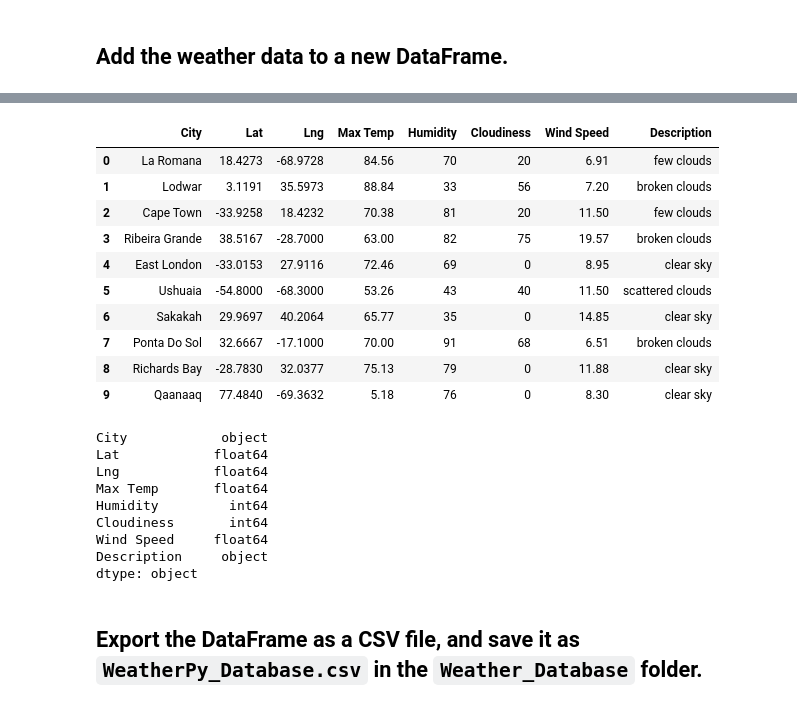
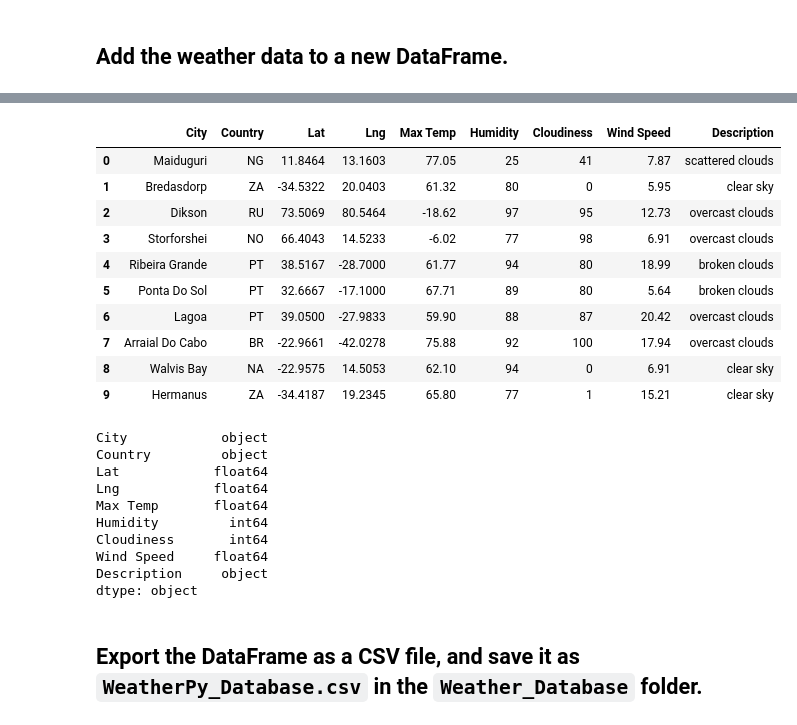
Before and after one commit to blprentice/mod06_world_weather_analysis, a Jupyter notebook: challenge/Weather_Database/Weather_Database.ipynb, the cells around one changed output, grey strips where cells are left out. Cells and saved outputs as stored; diff of their text form; code cells hidden in the pictures.

```diff
--- a/challenge/Weather_Database/Weather_Database.ipynb
+++ b/challenge/Weather_Database/Weather_Database.ipynb
@@ -209,30 +209,31 @@ Index(['City', 'Lat', 'Lng', 'Max Temp', 'Humidity', 'Cloudiness',
 # %%
 # Create a list to reorder the column names as follows:
 # "City", "Country", "Lat", "Lng", "Max Temp", "Humidity",  "Cloudiness", "Wind Speed",  "Current Description"
-new_column_order = ["City", "Lat", "Lng", "Max Temp", "Humidity",  "Cloudiness", "Wind Speed", "Description"]
+new_column_order = ["City", "Country", "Lat", "Lng", "Max Temp", "Humidity",  "Cloudiness", "Wind Speed", "Description"]
 
 # Recreate the DataFrame by using the new column order
 city_data_df = city_data_df[new_column_order]
 
 # Display sample data
 city_data_df.head(10)
 # %% [output]
-|  | City | Lat | Lng | Max Temp | Humidity | Cloudiness | Wind Speed | Description |
-| 0 | La Romana | 18.4273 | -68.9728 | 84.56 | 70 | 20 | 6.91 | few clouds |
-| 1 | Lodwar | 3.1191 | 35.5973 | 88.84 | 33 | 56 | 7.20 | broken clouds |
-| 2 | Cape Town | -33.9258 | 18.4232 | 70.38 | 81 | 20 | 11.50 | few clouds |
-| 3 | Ribeira Grande | 38.5167 | -28.7000 | 63.00 | 82 | 75 | 19.57 | broken clouds |
-| 4 | East London | -33.0153 | 27.9116 | 72.46 | 69 | 0 | 8.95 | clear sky |
-| 5 | Ushuaia | -54.8000 | -68.3000 | 53.26 | 43 | 40 | 11.50 | scattered clouds |
-| 6 | Sakakah | 29.9697 | 40.2064 | 65.77 | 35 | 0 | 14.85 | clear sky |
-| 7 | Ponta Do Sol | 32.6667 | -17.1000 | 70.00 | 91 | 68 | 6.51 | broken clouds |
-| 8 | Richards Bay | -28.7830 | 32.0377 | 75.13 | 79 | 0 | 11.88 | clear sky |
-| 9 | Qaanaaq | 77.4840 | -69.3632 | 5.18 | 76 | 0 | 8.30 | clear sky |
+|  | City | Country | Lat | Lng | Max Temp | Humidity | Cloudiness | Wind Speed | Description |
+| 0 | Maiduguri | NG | 11.8464 | 13.1603 | 77.05 | 25 | 41 | 7.87 | scattered clouds |
+| 1 | Bredasdorp | ZA | -34.5322 | 20.0403 | 61.32 | 80 | 0 | 5.95 | clear sky |
+| 2 | Dikson | RU | 73.5069 | 80.5464 | -18.62 | 97 | 95 | 12.73 | overcast clouds |
+| 3 | Storforshei | NO | 66.4043 | 14.5233 | -6.02 | 77 | 98 | 6.91 | overcast clouds |
+| 4 | Ribeira Grande | PT | 38.5167 | -28.7000 | 61.77 | 94 | 80 | 18.99 | broken clouds |
+| 5 | Ponta Do Sol | PT | 32.6667 | -17.1000 | 67.71 | 89 | 80 | 5.64 | broken clouds |
+| 6 | Lagoa | PT | 39.0500 | -27.9833 | 59.90 | 88 | 87 | 20.42 | overcast clouds |
+| 7 | Arraial Do Cabo | BR | -22.9661 | -42.0278 | 75.88 | 92 | 100 | 17.94 | overcast clouds |
+| 8 | Walvis Bay | NA | -22.9575 | 14.5053 | 62.10 | 94 | 0 | 6.91 | clear sky |
+| 9 | Hermanus | ZA | -34.4187 | 19.2345 | 65.80 | 77 | 1 | 15.21 | clear sky |
 # %%
 # Display the data types of each column by using the dtypes Pandas function
 city_data_df.dtypes
 # %% [output]
 City            object
+Country         object
 Lat            float64
 Lng            float64
 Max Temp       float64
```
Also changed, not shown: parts of 5 cells of this notebook, 1 other file.
